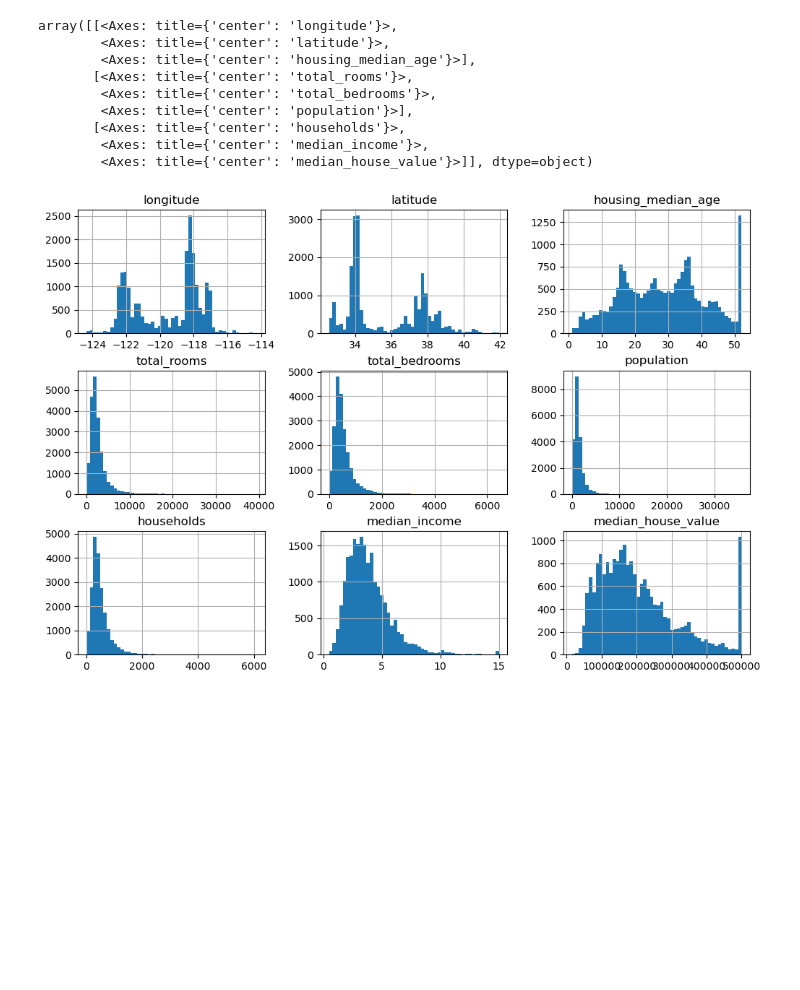
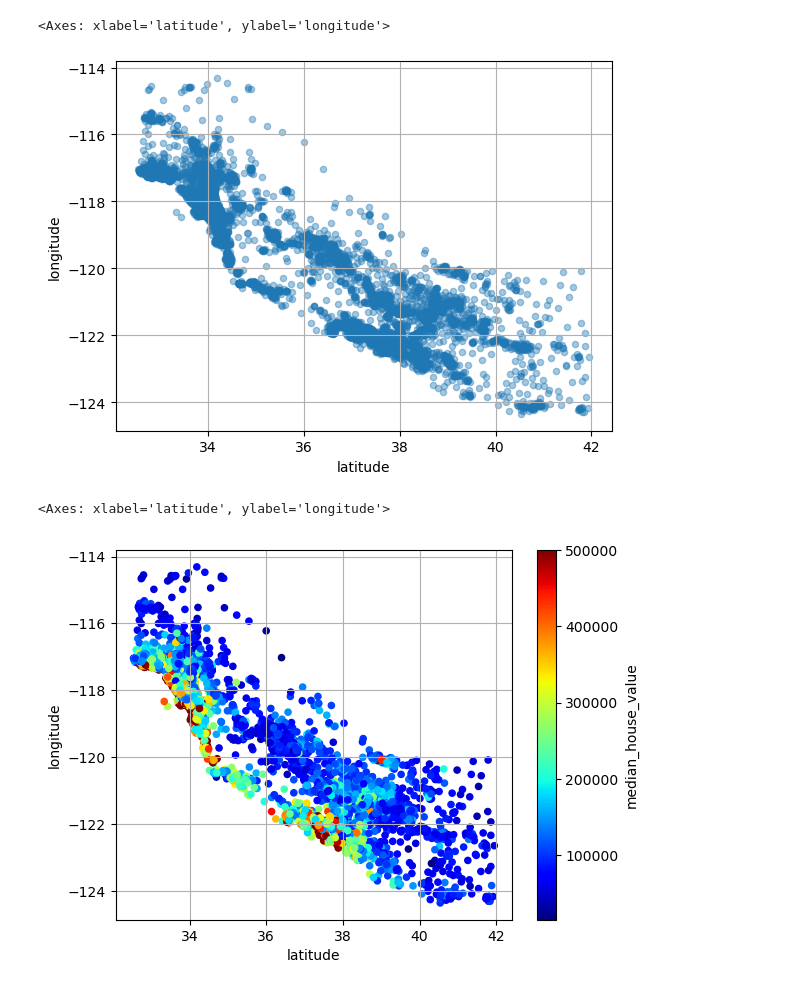
Before and after one commit to Anish-1504/EDA_mini_Project-, a Jupyter notebook: House_price_Prediction_EDA.ipynb, the cells around one changed output. Drawn from its saved outputs; the diff is of its cells as text; code cells hidden in the pictures; blank space fills up the shorter version.

```diff
--- a/House_price_Prediction_EDA.ipynb
+++ b/House_price_Prediction_EDA.ipynb
@@ -82,13 +6,8 @@ import matplotlib.pyplot as plt
-# %%
-df.hist(bins = 50, figsize=(12,8))
-# %% [output]
-array([[<Axes: title={'center': 'longitude'}>,
-        <Axes: title={'center': 'latitude'}>,
-        <Axes: title={'center': 'housing_median_age'}>],
-       [<Axes: title={'center': 'total_rooms'}>,
-        <Axes: title={'center': 'total_bedrooms'}>,
-        <Axes: title={'center': 'population'}>],
-       [<Axes: title={'center': 'households'}>,
-        <Axes: title={'center': 'median_income'}>,
-        <Axes: title={'center': 'median_house_value'}>]], dtype=object)
-[figure, removed]
+# %%
+df['income_cat'] = pd.cut(df['median_income'], bins=[0, 1.5, 3.0, 4.5, 6.0, np.inf], labels=[1,2,3,4,5])
+# %%
+from sklearn.model_selection import StratifiedShuffleSplit
+split = StratifiedShuffleSplit(n_splits=1, test_size = 0.2, random_state = 42)
+for train_index, test_index in split.split(df, df['income_cat']):
+    strat_train_set = df.loc[train_index]
+    strat_test_set = df.loc[test_index]
@@ -94,0 +17,12 @@ array([[<Axes: title={'center': 'longitude'}>,
+# %%
+df = strat_train_set.copy()
+# %%
+df.plot(kind = 'scatter', x = 'latitude', y = 'longitude', grid = True, alpha = 0.4)
+# %% [output]
+<Axes: xlabel='latitude', ylabel='longitude'>
+[figure, added]
+# %%
+df.plot(kind = 'scatter', x = 'latitude', y = 'longitude', grid = True, cmap= 'jet', c = 'median_house_value')
+# %% [output]
+<Axes: xlabel='latitude', ylabel='longitude'>
+[figure, added]
```
Also changed, not shown: parts of 10 cells of this notebook.
